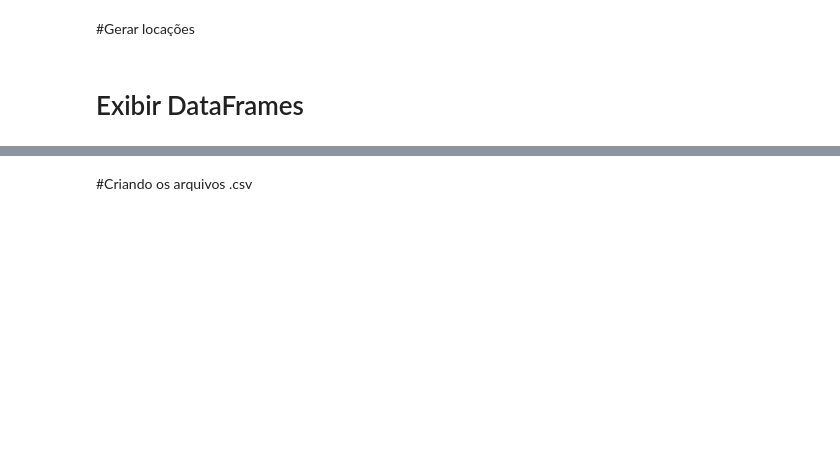
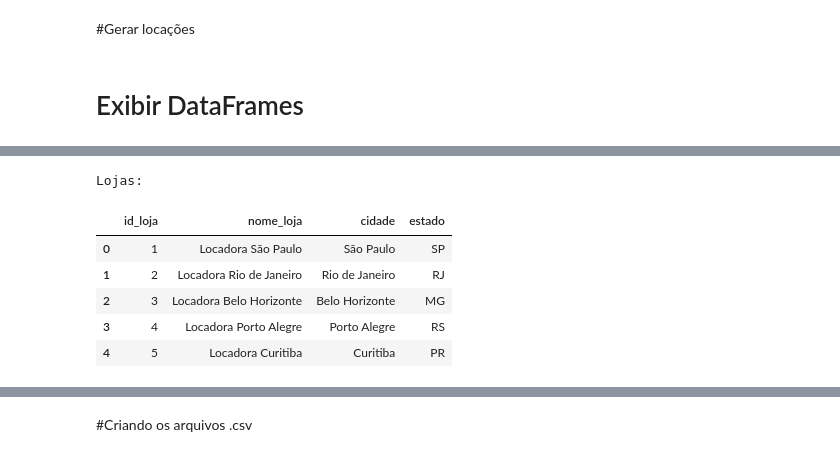
Before and after one commit to fabiobaroliveira/gerador_base_de_dados, a Jupyter notebook: locadora_de_veículos.ipynb, the cells around one changed output, grey strips where cells are left out. Cells and saved outputs as stored; diff of their text form; code cells hidden in the pictures; blank space fills up the shorter version.

```diff
--- a/locadora_de_veículos.ipynb
+++ b/locadora_de_veículos.ipynb
@@ -69,21 +79,3 @@ def gerar_data_aleatoria(inicio, fim):
-# %%
-clientes = []
-for i in range(1, NUM_CLIENTES + 1):
-    sexo = random.choice(["Masculino", "Feminino"])
-    nome = fake.first_name_male() if sexo == "Masculino" else fake.first_name_female()
-    clientes.append({
-        "id_cliente": i,
-        "nome": f"{nome} {fake.last_name()}",
-        "cpf": fake.cpf(),
-        "email": fake.email(),
-        "telefone": fake.phone_number(),
-        "data_nascimento": fake.date_of_birth(minimum_age=18, maximum_age=70),
-        "sexo": sexo,
-        "cidade": fake.city(),
-        "estado": fake.state_abbr()
-    })
-
-df_clientes = pd.DataFrame(clientes)
 # %% [markdown]
 # Gerar veículos
 # %%
@@ -146,3 +186,14 @@ df_locacoes['valor_total'] = df_locacoes['valor_total'].astype(str).str.replace(
+# %%
+print("Lojas:")
+df_lojas.head()
+# %% [output]
+Lojas:
+|  | id_loja | nome_loja | cidade | estado |
+| 0 | 1 | Locadora São Paulo | São Paulo | SP |
+| 1 | 2 | Locadora Rio de Janeiro | Rio de Janeiro | RJ |
+| 2 | 3 | Locadora Belo Horizonte | Belo Horizonte | MG |
+| 3 | 4 | Locadora Porto Alegre | Porto Alegre | RS |
+| 4 | 5 | Locadora Curitiba | Curitiba | PR |
 # %%
 print("Clientes:")
 df_clientes.head()
```
Also changed, not shown: parts of 11 cells of this notebook.
